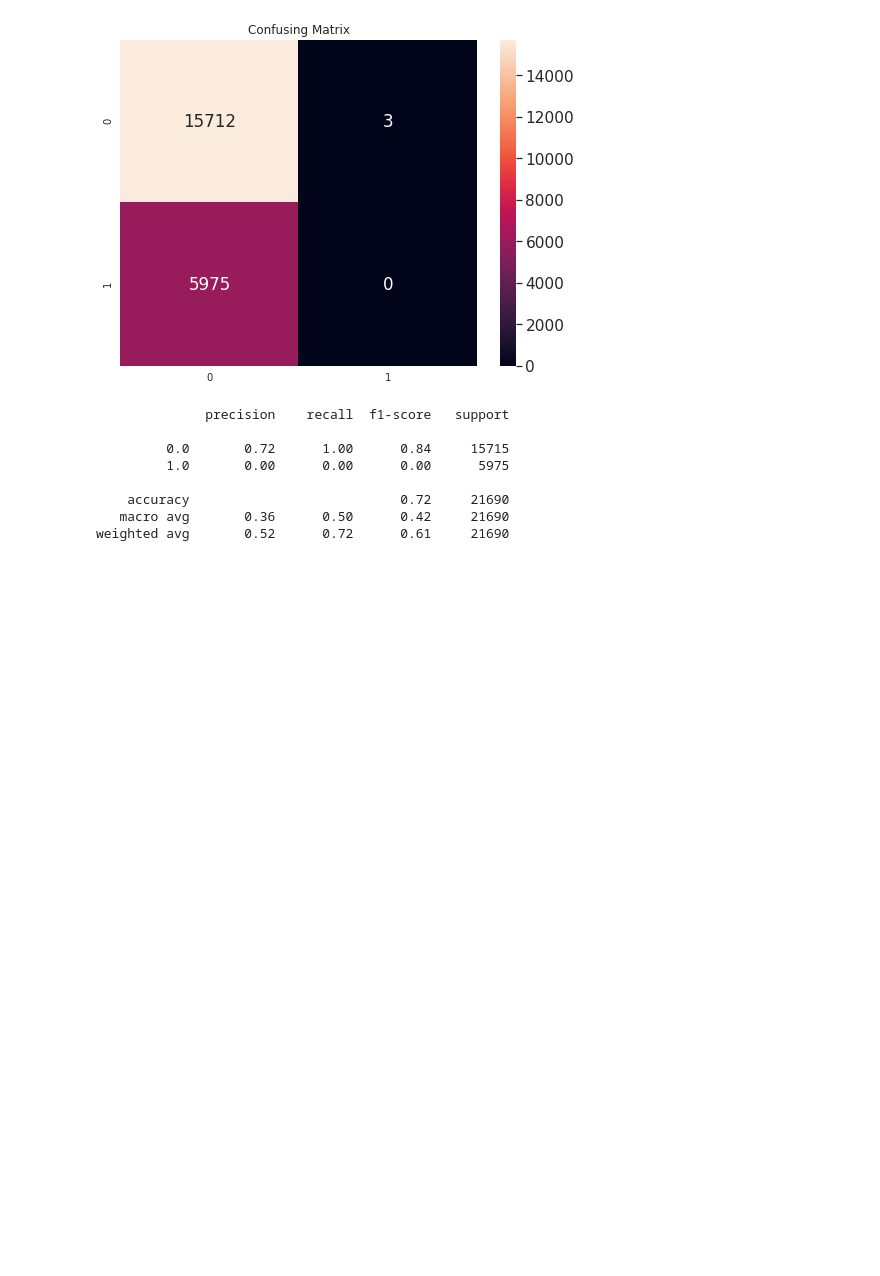
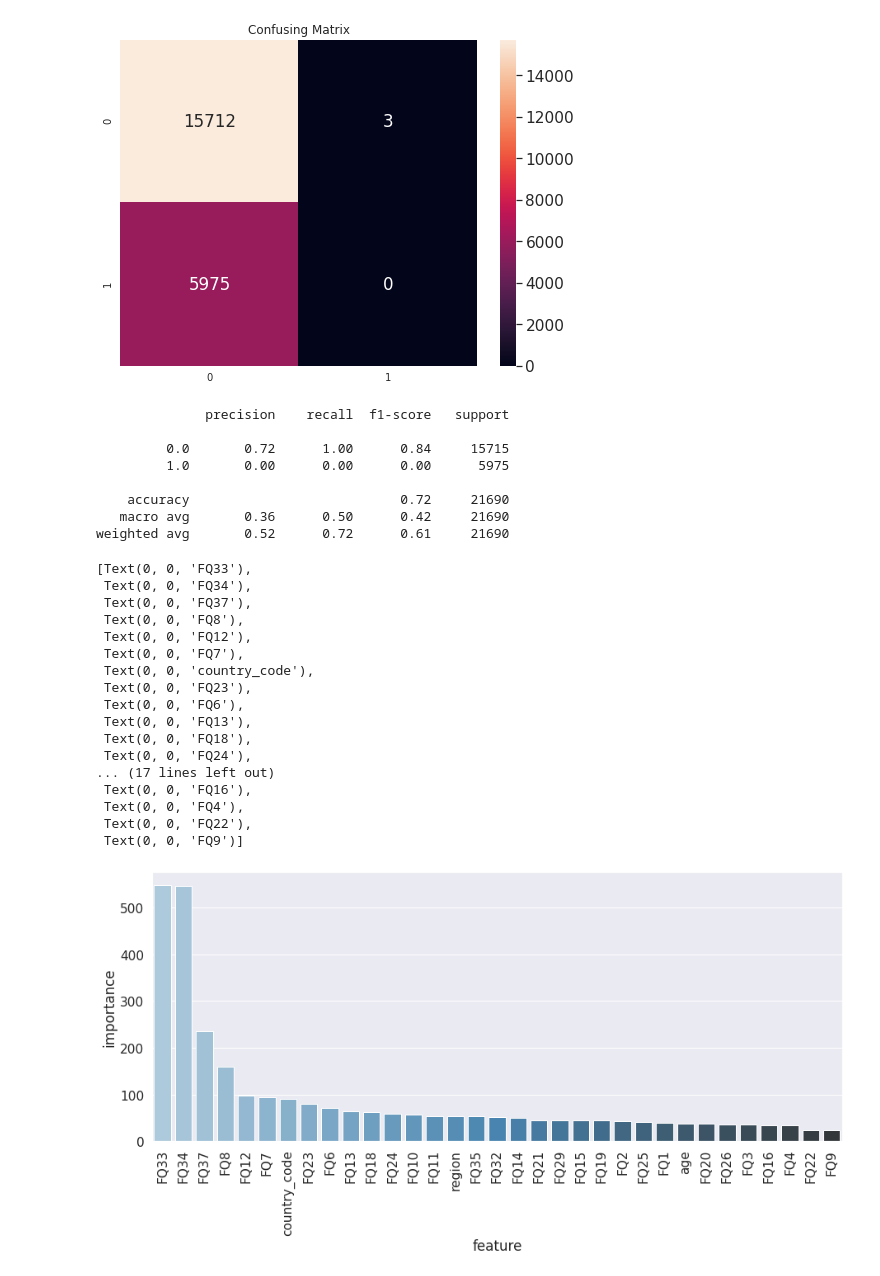
Before and after one commit to Houssem23x/iX-Mobile-Banking-Prediction-Challenge, a Jupyter notebook: iX Mobile Banking Prediction.ipynb, the cells around one changed output. Cells and saved outputs as stored; diff of their text form; code cells hidden in the pictures; blank space fills up the shorter version.

```diff
--- a/iX Mobile Banking Prediction.ipynb
+++ b/iX Mobile Banking Prediction.ipynb
@@ -275,6 +270,36 @@ print(classification_report(y_test, y_pred))
     accuracy                           0.72     21690
    macro avg       0.36      0.50      0.42     21690
 weighted avg       0.52      0.72      0.61     21690
+# %%
+importance = model.feature_importances_
+
+importance_df = pd.DataFrame({'feature':X_train.columns,
+'importance':importance})
+importance_df.sort_values('importance',ascending = False,inplace=True)
+
+f, ax = plt.subplots(figsize = (15,6))
+ax = sns.barplot(data=importance_df,x='feature', y = 'importance',
+palette="Blues_d")
+ax.set_xticklabels(ax.get_xticklabels(),rotation=90)
+# %% [output]
+[Text(0, 0, 'FQ33'),
+ Text(0, 0, 'FQ34'),
+ Text(0, 0, 'FQ37'),
+ Text(0, 0, 'FQ8'),
+ Text(0, 0, 'FQ12'),
+ Text(0, 0, 'FQ7'),
+ Text(0, 0, 'country_code'),
+ Text(0, 0, 'FQ23'),
+ Text(0, 0, 'FQ6'),
+ Text(0, 0, 'FQ13'),
+ Text(0, 0, 'FQ18'),
+ Text(0, 0, 'FQ24'),
+... (17 lines left out)
+ Text(0, 0, 'FQ16'),
+ Text(0, 0, 'FQ4'),
+ Text(0, 0, 'FQ22'),
+ Text(0, 0, 'FQ9')]
+[figure, added]
 # %%
 ss = pd.read_csv('/content/drive/MyDrive/Projects/iX Mobile Banking Prediction Challenge/SampleSubmission.csv')
 # Make prediction on the test set
```
Also changed, not shown: parts of 17 cells of this notebook.
